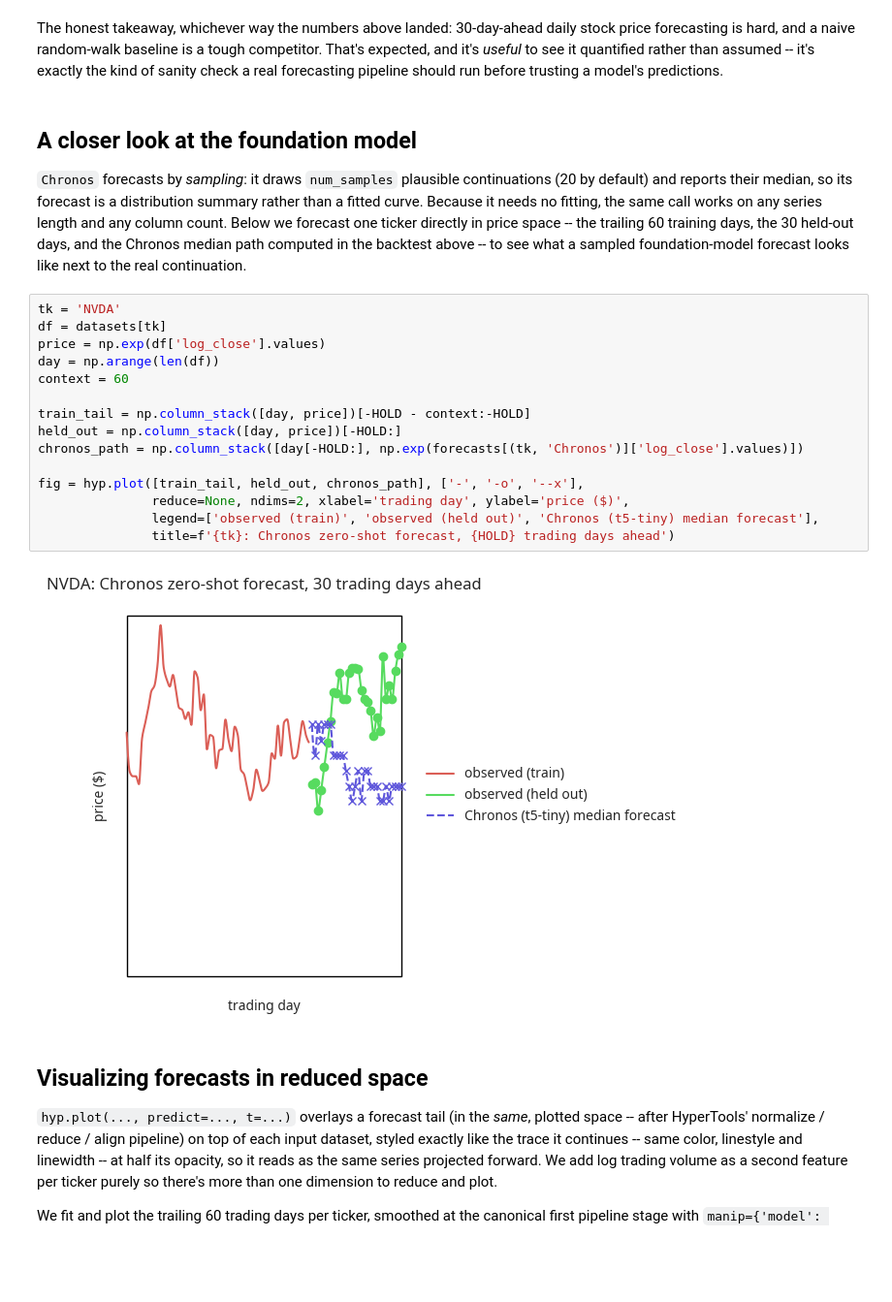
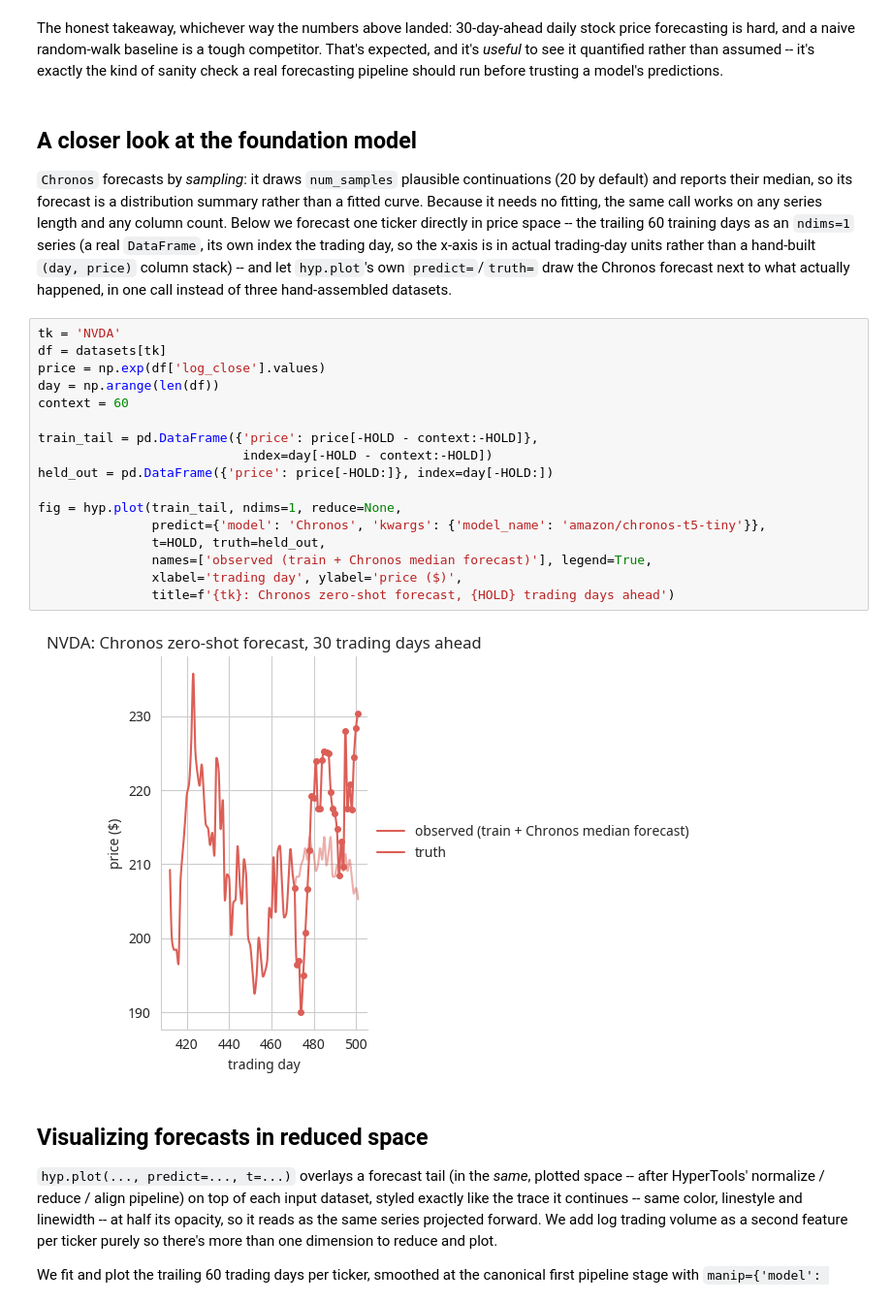
Before and after one commit to ContextLab/hypertools, a Jupyter notebook: docs/tutorials/stock_forecasting.ipynb, the cells around one changed output. Shown at 97% size. Cells and saved outputs as stored; diff of their text form; blank space fills up the shorter version.

```diff
--- a/docs/tutorials/stock_forecasting.ipynb
+++ b/docs/tutorials/stock_forecasting.ipynb
@@ -286,24 +285,26 @@ forecasting pipeline should run before trusting a model's predictions.
 # %% [markdown]
 ## A closer look at the foundation model
 
-`Chronos` forecasts by *sampling*: it draws `num_samples` plausible continuations (20 by default) and reports their median, so its forecast is a distribution summary rather than a fitted curve. Because it needs no fitting, the same call works on any series length and any column count. Below we forecast one ticker directly in price space -- the trailing 60 training days, the 30 held-out days, and the Chronos median path computed in the backtest above -- to see what a sampled foundation-model forecast looks like next to the real continuation.
+`Chronos` forecasts by *sampling*: it draws `num_samples` plausible continuations (20 by default) and reports their median, so its forecast is a distribution summary rather than a fitted curve. Because it needs no fitting, the same call works on any series length and any column count. Below we forecast one ticker directly in price space -- the trailing 60 training days as an `ndims=1` series (a real `DataFrame`, its own index the trading day, so the x-axis is in actual trading-day units rather than a hand-built `(day, price)` column stack) -- and let `hyp.plot`'s own `predict=`/`truth=` draw the Chronos forecast next to what actually happened, in one call instead of three hand-assembled datasets.
 # %%
 tk = 'NVDA'
 df = datasets[tk]
 price = np.exp(df['log_close'].values)
 day = np.arange(len(df))
 context = 60
 
-train_tail = np.column_stack([day, price])[-HOLD - context:-HOLD]
-held_out = np.column_stack([day, price])[-HOLD:]
-chronos_path = np.column_stack([day[-HOLD:], np.exp(forecasts[(tk, 'Chronos')]['log_close'].values)])
+train_tail = pd.DataFrame({'price': price[-HOLD - context:-HOLD]},
+                           index=day[-HOLD - context:-HOLD])
+held_out = pd.DataFrame({'price': price[-HOLD:]}, index=day[-HOLD:])
 
-fig = hyp.plot([train_tail, held_out, chronos_path], ['-', '-o', '--x'],
-               reduce=None, ndims=2, xlabel='trading day', ylabel='price ($)',
-               legend=['observed (train)', 'observed (held out)', 'Chronos (t5-tiny) median forecast'],
+fig = hyp.plot(train_tail, ndims=1, reduce=None,
+               predict={'model': 'Chronos', 'kwargs': {'model_name': 'amazon/chronos-t5-tiny'}},
+               t=HOLD, truth=held_out,
+               names=['observed (train + Chronos median forecast)'], legend=True,
+               xlabel='trading day', ylabel='price ($)',
                title=f'{tk}: Chronos zero-shot forecast, {HOLD} trading days ahead')
 # %% [output]
-[figure, old version]
+[figure, new version]
 # %% [markdown]
 ## Visualizing forecasts in reduced space
 
```
Also changed, not shown: parts of 6 cells of this notebook, 1 other file.
